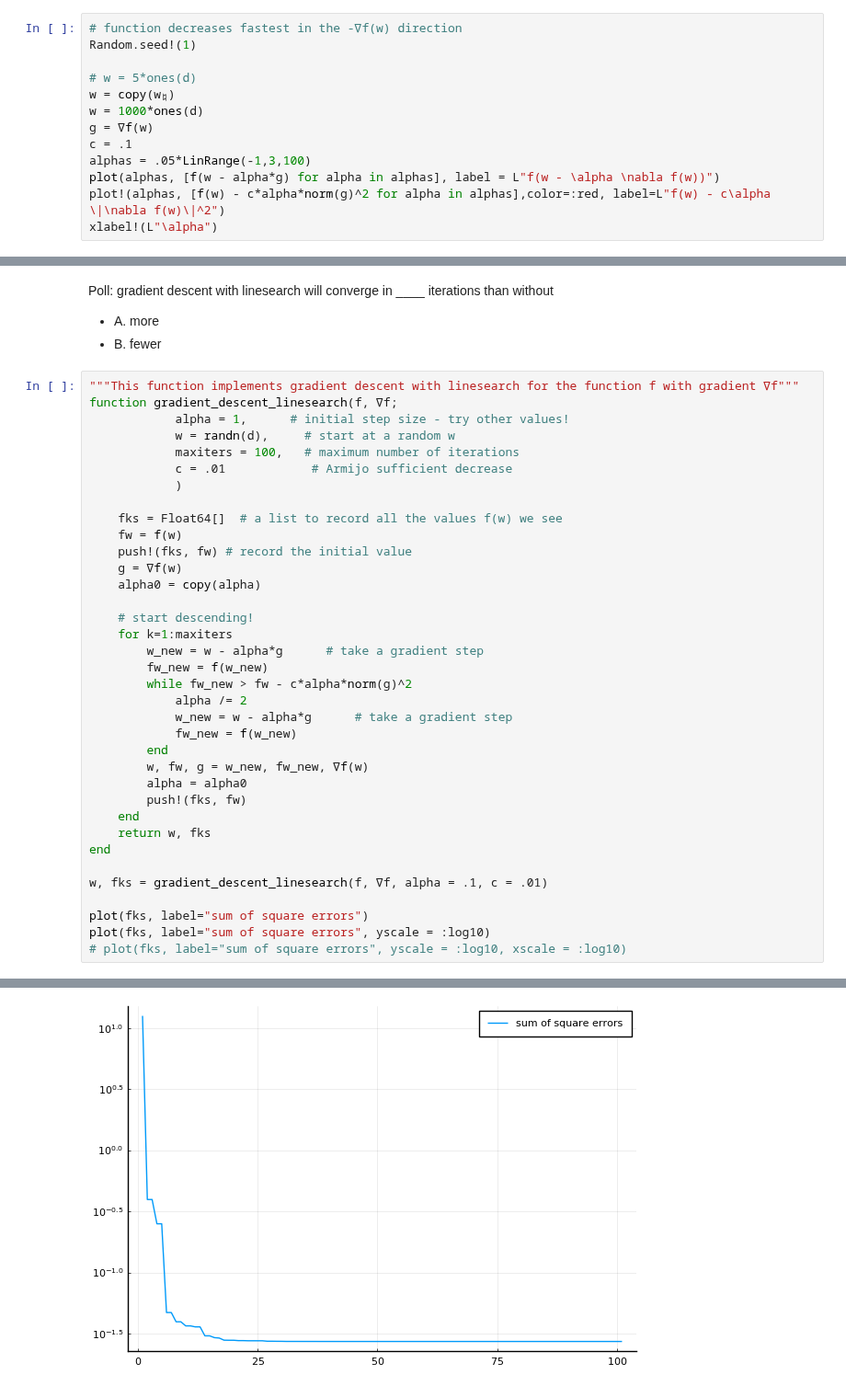
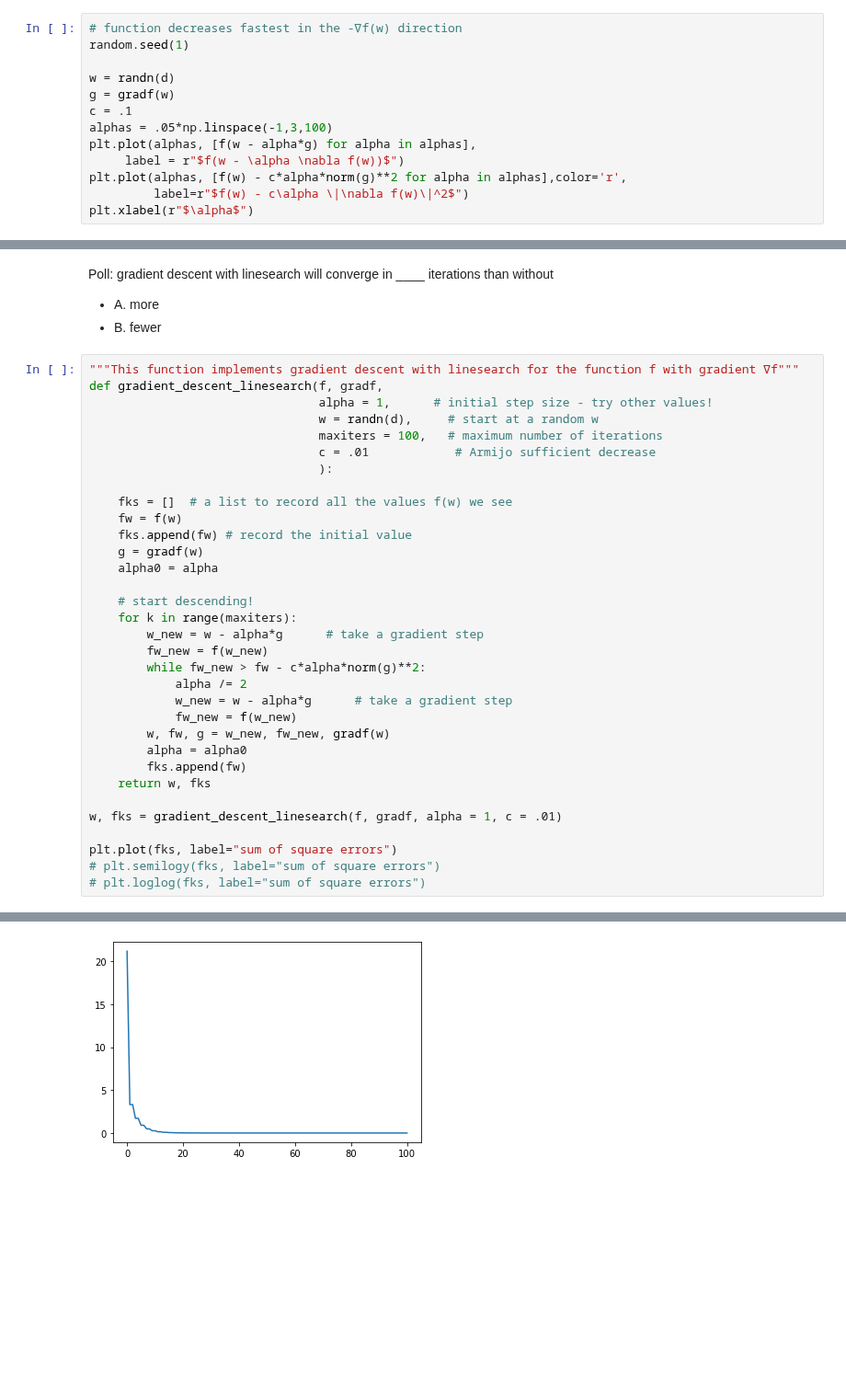
Before and after one commit to ORIE4741/demos, a Jupyter notebook: gradient_descent.ipynb, the cells around one changed output, grey strips where cells are left out. Shown at 92% size. Drawn from its saved outputs; the diff is of its cells as text; blank space fills up the shorter version.

```diff
--- a/gradient_descent.ipynb
+++ b/gradient_descent.ipynb
@@ -88,15 +85,15 @@ plot(fks, label="sum of square errors")
 # Armijo rule
 # %%
 # function decreases fastest in the -∇f(w) direction
-Random.seed!(1)
+random.seed(1)
 
-# w = 5*ones(d)
-w = copy(w♮)
-w = 1000*ones(d)
-g = ∇f(w)
+w = randn(d)
+g = gradf(w)
 c = .1
-alphas = .05*LinRange(-1,3,100)
-plot(alphas, [f(w - alpha*g) for alpha in alphas], label = L"f(w - \alpha \nabla f(w))")
-plot!(alphas, [f(w) - c*alpha*norm(g)^2 for alpha in alphas],color=:red, label=L"f(w) - c\alpha \|\nabla f(w)\|^2")
-xlabel!(L"\alpha")
+alphas = .05*np.linspace(-1,3,100)
+plt.plot(alphas, [f(w - alpha*g) for alpha in alphas],
+     label = r"$f(w - \alpha \nabla f(w))$")
+plt.plot(alphas, [f(w) - c*alpha*norm(g)**2 for alpha in alphas],color='r',
+         label=r"$f(w) - c\alpha \|\nabla f(w)\|^2$")
+plt.xlabel(r"$\alpha$")
 # %% [output]
@@ -109,38 +107,35 @@ Poll: gradient descent with linesearch will converge in ____ iterations than wit
 * B. fewer
 # %%
 """This function implements gradient descent with linesearch for the function f with gradient ∇f"""
-function gradient_descent_linesearch(f, ∇f;
-            alpha = 1,      # initial step size - try other values!
-            w = randn(d),     # start at a random w
-            maxiters = 100,   # maximum number of iterations
-            c = .01            # Armijo sufficient decrease
-            )
+def gradient_descent_linesearch(f, gradf,
+                                alpha = 1,      # initial step size - try other values!
+                                w = randn(d),     # start at a random w
+                                maxiters = 100,   # maximum number of iterations
+                                c = .01            # Armijo sufficient decrease
+                                ):
 
-    fks = Float64[]  # a list to record all the values f(w) we see
+    fks = []  # a list to record all the values f(w) we see
     fw = f(w)
-    push!(fks, fw) # record the initial value
-    g = ∇f(w)
-    alpha0 = copy(alpha)
+    fks.append(fw) # record the initial value
+    g = gradf(w)
+    alpha0 = alpha
 
     # start descending!
-    for k=1:maxiters
+    for k in range(maxiters):
         w_new = w - alpha*g      # take a gradient step
         fw_new = f(w_new)
-        while fw_new > fw - c*alpha*norm(g)^2
+        while fw_new > fw - c*alpha*norm(g)**2:
             alpha /= 2
             w_new = w - alpha*g      # take a gradient step
             fw_new = f(w_new)
-        end
-        w, fw, g = w_new, fw_new, ∇f(w)
+        w, fw, g = w_new, fw_new, gradf(w)
         alpha = alpha0
-        push!(fks, fw)
-    end
+        fks.append(fw)
     return w, fks
-end
 
-w, fks = gradient_descent_linesearch(f, ∇f, alpha = .1, c = .01)
+w, fks = gradient_descent_linesearch(f, gradf, alpha = 1, c = .01)
 
-plot(fks, label="sum of square errors")
-plot(fks, label="sum of square errors", yscale = :log10)
-# plot(fks, label="sum of square errors", yscale = :log10, xscale = :log10)
+plt.plot(fks, label="sum of square errors")
+# plt.semilogy(fks, label="sum of square errors")
+# plt.loglog(fks, label="sum of square errors")
 # %% [output]
@@ -147 +143 @@ plot(fks, label="sum of square errors", yscale = :log10)
-[figure, old version]
+[figure, new version]
```
Also changed, not shown: parts of 10 cells of this notebook.
